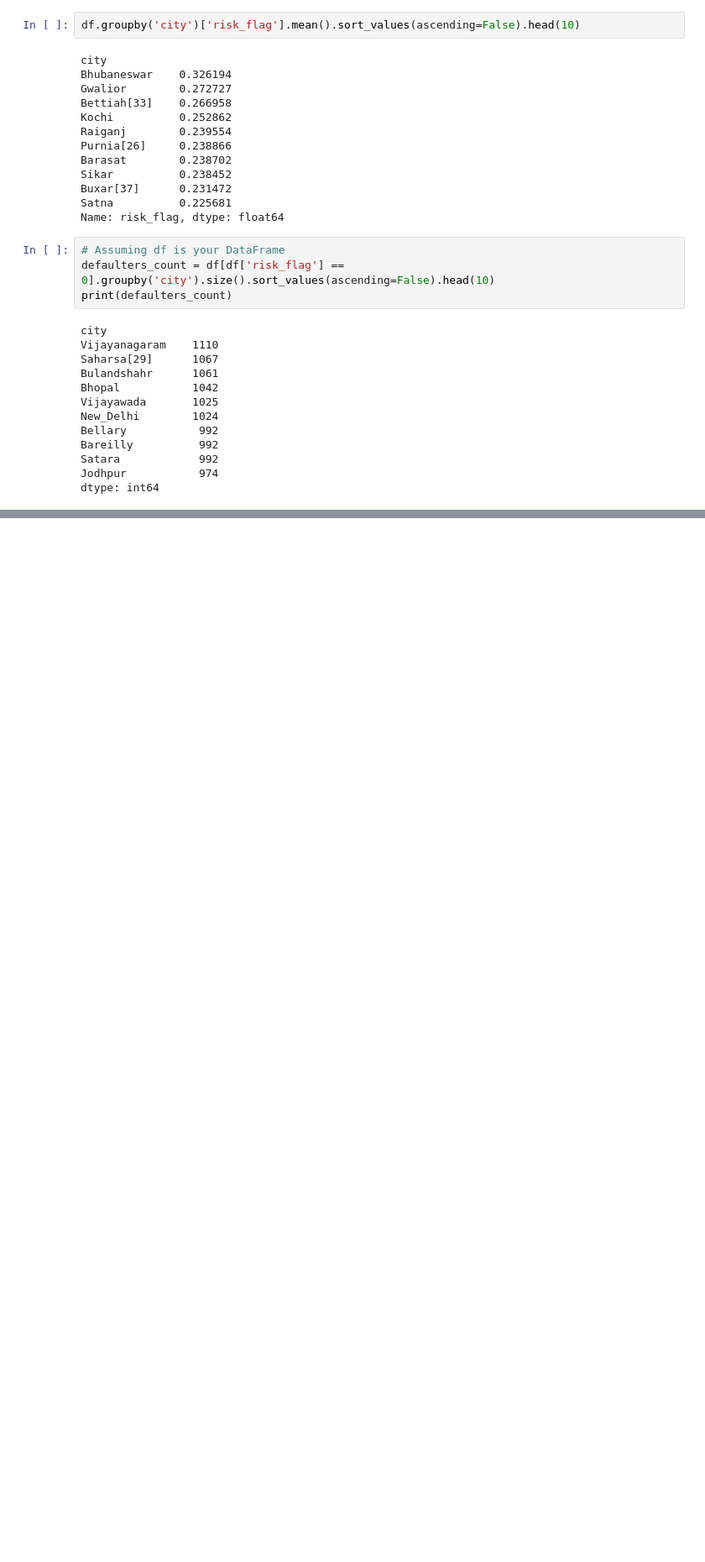
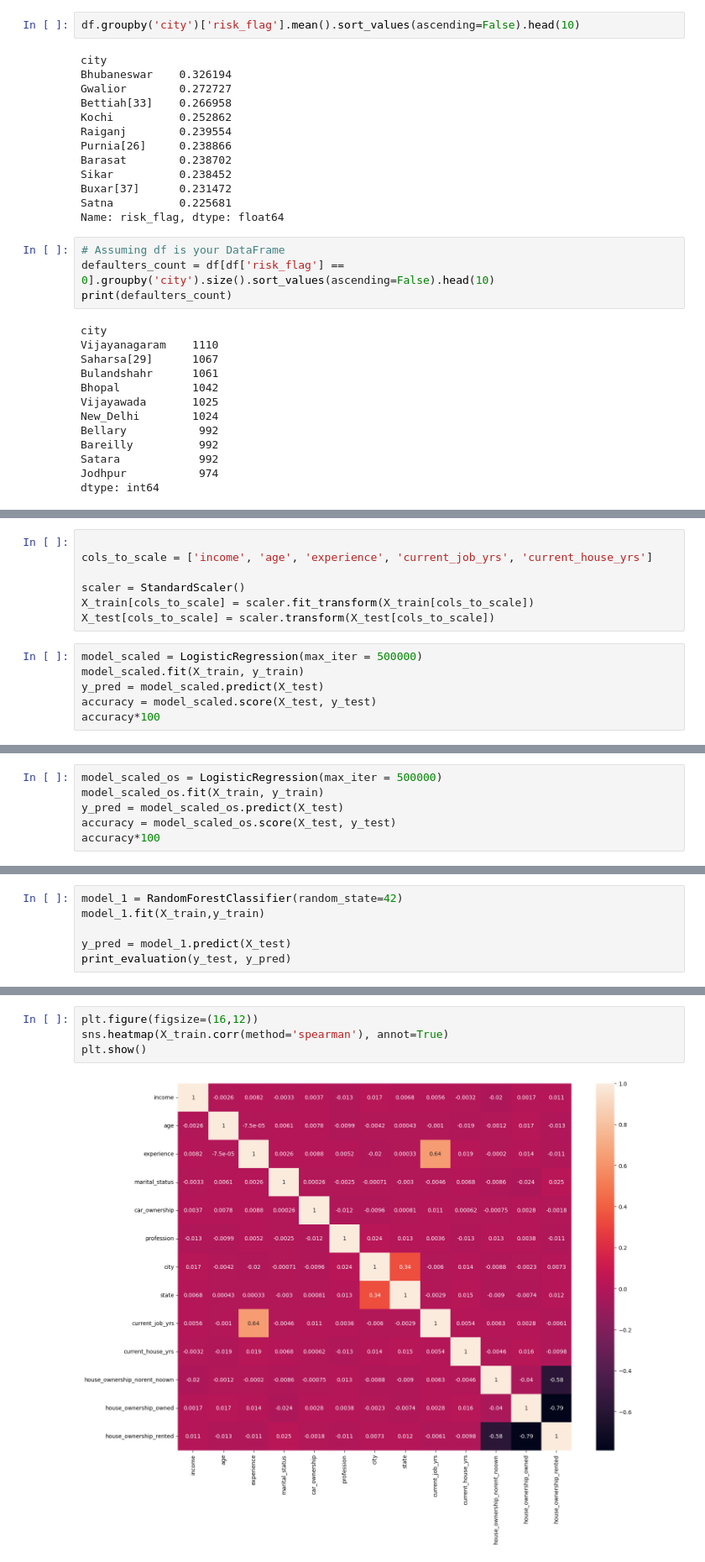
Before and after one commit to dhanu0709/2024_IA651_RSDJ_final_project, a Jupyter notebook: ml_pro.ipynb, the cells around one changed output, grey strips where cells are left out. Shown at 84% size. Cells and saved outputs as stored; diff of their text form; blank space fills up the shorter version.

```diff
--- a/ml_pro.ipynb
+++ b/ml_pro.ipynb
@@ -239,0 +349,13 @@ dtype: int64
+# %%
+
+cols_to_scale = ['income', 'age', 'experience', 'current_job_yrs', 'current_house_yrs']
+
+scaler = StandardScaler()
+X_train[cols_to_scale] = scaler.fit_transform(X_train[cols_to_scale])
+X_test[cols_to_scale] = scaler.transform(X_test[cols_to_scale])
+# %%
+model_scaled = LogisticRegression(max_iter = 500000)
+model_scaled.fit(X_train, y_train)
+y_pred = model_scaled.predict(X_test)
+accuracy = model_scaled.score(X_test, y_test)
+accuracy*100
@@ -239,0 +367,6 @@ dtype: int64
+# %%
+model_scaled_os = LogisticRegression(max_iter = 500000)
+model_scaled_os.fit(X_train, y_train)
+y_pred = model_scaled_os.predict(X_test)
+accuracy = model_scaled_os.score(X_test, y_test)
+accuracy*100
@@ -239,0 +392,6 @@ dtype: int64
+# %%
+model_1 = RandomForestClassifier(random_state=42)
+model_1.fit(X_train,y_train)
+
+y_pred = model_1.predict(X_test)
+print_evaluation(y_test, y_pred)
@@ -239,0 +412,6 @@ dtype: int64
+# %%
+plt.figure(figsize=(16,12))
+sns.heatmap(X_train.corr(method='spearman'), annot=True)
+plt.show()
+# %% [output]
+[figure, added]
```
Also changed, not shown: parts of 39 cells of this notebook.
